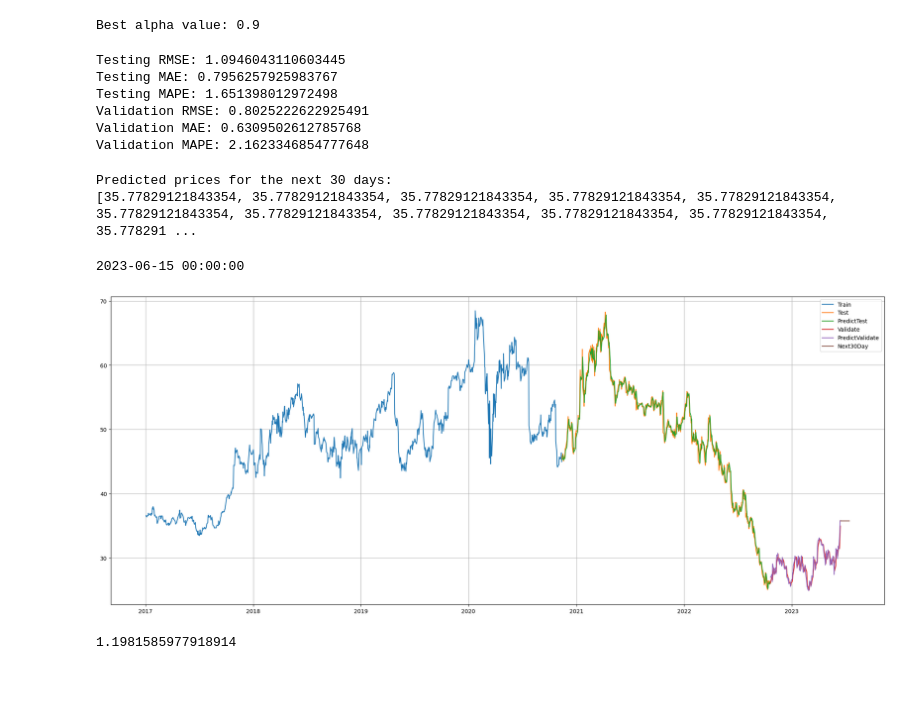
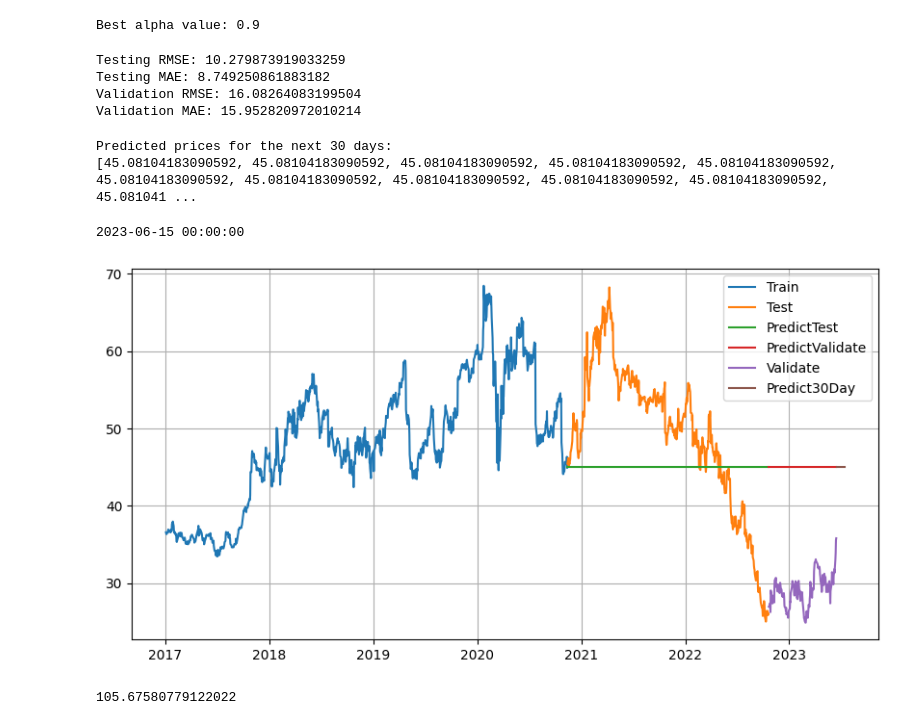
Before and after one commit to dangnghiepcuong/IS403.N21.HTTT_Nhom2, a Jupyter notebook: 6. ETS/SES_INTC/SES_INTC_631.ipynb, the cells around one changed output. Drawn from its saved outputs; the diff is of its cells as text; code cells hidden in the pictures; blank space fills up the shorter version.

```diff
--- a/6. ETS/SES_INTC/SES_INTC_631.ipynb
+++ b/6. ETS/SES_INTC/SES_INTC_631.ipynb
@@ -94,10 +94,10 @@ ytest = np.array(test_data['Price'])
 
 for i in test_data.Price:
   model = SimpleExpSmoothing(history)
-  model_fit = model.fit(smoothing_level = 0.7)
+  model_fit = model.fit(smoothing_level = best_alpha)
   prediction = model_fit.forecast()
   y_pred.append(prediction[0])
-  history.append(i)
+  history.append(prediction[0])
 # %%
 # Using the train set and the test set for training, then predicting on the validation set
 y_pred_val = []
@@ -105,10 +105,10 @@ yval = np.array(val_data['Price'])
 
 for i in val_data.Price:
   model = SimpleExpSmoothing(history)
-  model_fit = model.fit(smoothing_level = 0.7)
+  model_fit = model.fit(smoothing_level = best_alpha)
   prediction = model_fit.forecast()
   y_pred_val.append(prediction[0])
-  history.append(i)
+  history.append(prediction[0])
 # %%
 # 7. Đánh giá độ chính xác validate, test
 def mape(actual, predicted):
@@ -129,19 +129,17 @@ valid_mape = mape(yval, y_pred_val)
 print('Testing RMSE:', test_rmse)
 # print('Testing MSE:', test_mse)
 print('Testing MAE:', test_mae)
-print("Testing MAPE:", test_mape)
+# print("Testing MAPE:", test_mape)
 
 print('Validation RMSE:', valid_rmse)
 # print('Validation MSE:', valid_mse)
 print('Validation MAE:', valid_mae)
-print("Validation MAPE:", valid_mape)
+# print("Validation MAPE:", valid_mape)
 # %% [output]
-Testing RMSE: 1.0946043110603445
-Testing MAE: 0.7956257925983767
-Testing MAPE: 1.651398012972498
-Validation RMSE: 0.8025222622925491
-Validation MAE: 0.6309502612785768
-Validation MAPE: 2.1623346854777648
+Testing RMSE: 10.279873919033259
+Testing MAE: 8.749250861883182
+Validation RMSE: 16.08264083199504
+Validation MAE: 15.952820972010214
 # %%
 # The process of creating index predict next 30 days
 
@@ -169,29 +167,29 @@ print('Predicted prices for the next 30 days:')
 print(y_next_30_days)
 # %% [output]
 Predicted prices for the next 30 days:
-[35.77829121843354, 35.77829121843354, 35.77829121843354, 35.77829121843354, 35.77829121843354, 35.77829121843354, 35.77829121843354, 35.77829121843354, 35.77829121843354, 35.77829121843354, 35.778291 ...
+[45.08104183090592, 45.08104183090592, 45.08104183090592, 45.08104183090592, 45.08104183090592, 45.08104183090592, 45.08104183090592, 45.08104183090592, 45.08104183090592, 45.08104183090592, 45.081041 ...
 # %%
 print(last_date)
 # %% [output]
 2023-06-15 00:00:00
 # %%
 # Drawing
-plt.figure(figsize=(25, 10))
+plt.figure(figsize=(10, 5))
 plt.plot(df.index[:train_size], train_data)
 plt.plot(df.index[train_size : train_size + test_size], test_data)
 plt.plot(df.index[train_size : train_size + test_size], y_pred)
 plt.plot(df.index[train_size + test_size :], y_pred_val)
 plt.plot(df.index[train_size + test_size :], val_data)
 plt.plot(index_next_30_days, y_next_30_days)
-plt.legend(['Train', 'Test', 'PredictTest', 'Validate', 'PredictValidate', 'Next30Day'])
+plt.legend(['Train', 'Test', 'PredictTest', 'PredictValidate', 'Validate', 'Predict30Day'])
 
 plt.grid()
-# plt.savefig('SES_AMD.png')
+# plt.savefig('SES_AMD_631.png')
 plt.show()
 # %% [output]
-[figure, old version]
+[figure, new version]
 # %%
 test_mse = mean_squared_error(test_data, y_pred)
 print(test_mse)
 # %% [output]
-1.1981585977918914
+105.67580779122022
```
Also changed, not shown: 18 other files.
